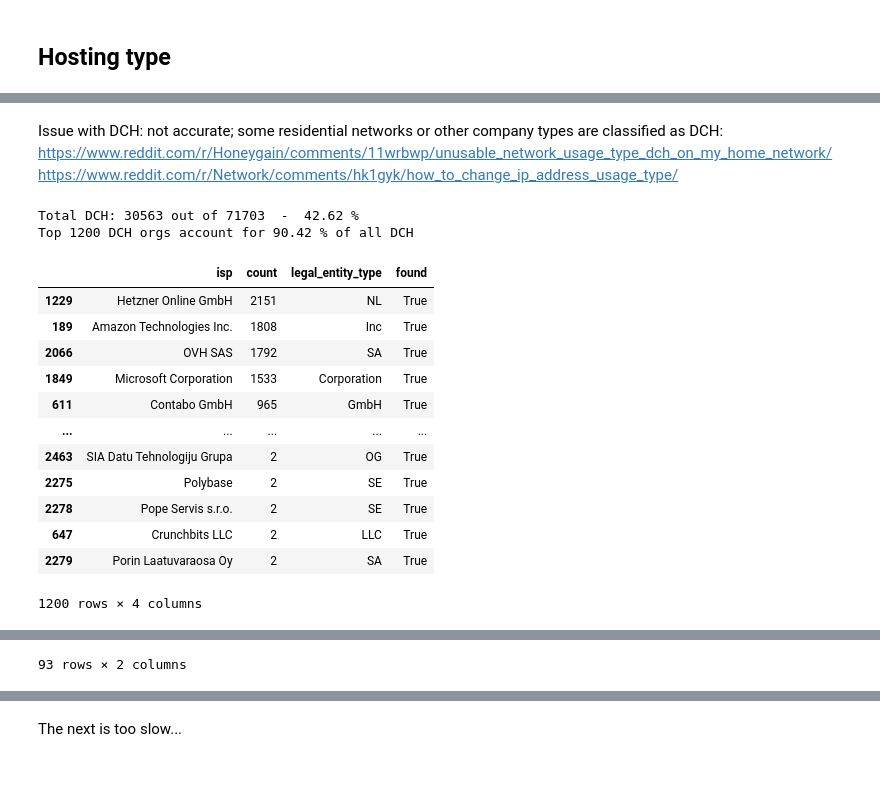
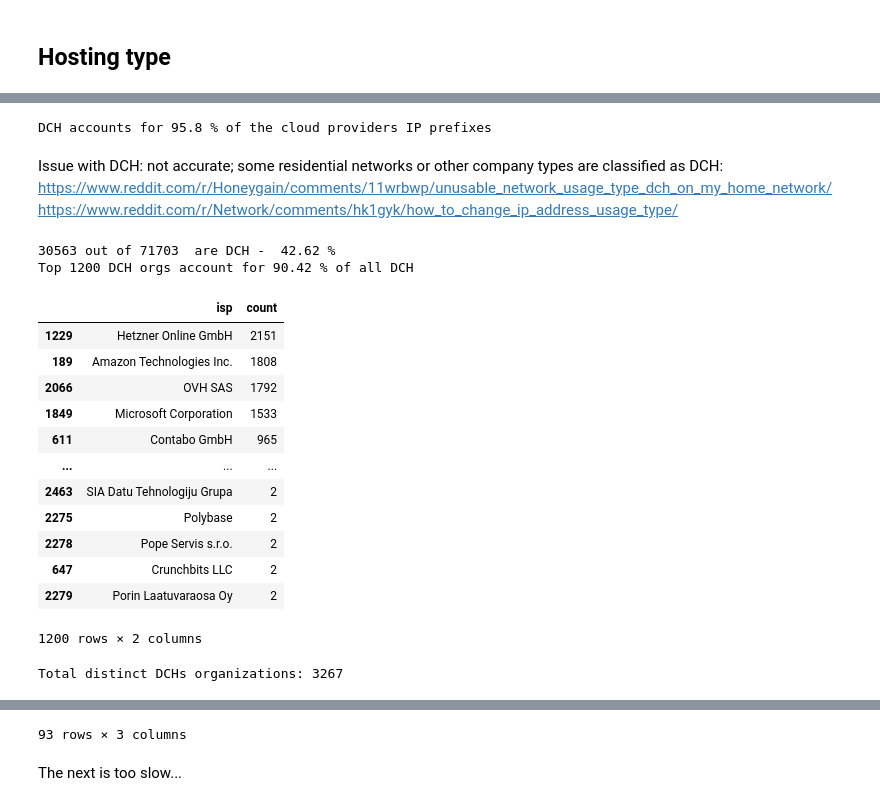
Before and after one commit to internettransparency/ldap-sequel, a Jupyter notebook: notebooks/analysis.ipynb, the cells around one changed output, grey strips where cells are left out. Drawn from its saved outputs; the diff is of its cells as text; code cells hidden in the pictures; blank space fills up the shorter version.

Commit message:
align snapshot and create ldap server type table

```diff
--- a/notebooks/analysis.ipynb
+++ b/notebooks/analysis.ipynb
@@ -621,7 +634,7 @@ def get_extensions(cert):
 def get_x509_fields(pem: str):
     try:
         cert = get_x509(pem)
-    except ValueError:
+    except (ValueError, TypeError):
         # the certificate contains bytes that cannot be interpreted. Probably invalid cert
         # https://github.com/pyca/cryptography/issues/6804
         print(pem)
@@ -2148,19 +2186,16 @@ goscanner_df.select("ipv4", "port", "date", "cert").coalesce(1).write.csv("../da
 # %% [markdown]
 ### Selecting a snapshot
 # %%
-print(chosen_snapshot)
-ts1, ts2 = chosen_snapshot
+snapshot_timestamps = [timestamps[0] for timestamps in SNAPSHOT_PORT_SCANDATE_MAP.values()]
 print(goscanner_df.count())
 goscanner_df = goscanner_df.filter(
-    (psf.col("date") == ts1)
-    | (psf.col("date") == ts2)
+    psf.col("date").isin(snapshot_timestamps)
 )
 print(goscanner_df.count())
 
 print(goscanner_certs_df.count())
 goscanner_certs_df = goscanner_certs_df.filter(
-    (psf.col("date") == ts1)
-    | (psf.col("date") == ts2)
+    psf.col("date").isin(snapshot_timestamps)
 )
 print(goscanner_certs_df.count())
 # %% [output]
@@ -4117,9 +4310,9 @@ def map_ip_to_prefix_name(pdf):
         return "Unknown"
 
 
-ips_pdf['network_name'] = ips_pdf.apply(lambda x: map_ip_to_prefix_name(x), axis=1)
-display(ips_pdf.groupby("network_name").size().reset_index(name="count").sort_values("count", ascending=False))
-found = len(ips_pdf[ips_pdf['network_name'] != "Unknown"])
+ips_pdf["cloud_provider"] = ips_pdf.apply(lambda x: map_ip_to_prefix_name(x), axis=1)
+display(ips_pdf.groupby("cloud_provider").size().reset_index(name="count").sort_values(by="count", ascending=False))
+found = len(ips_pdf[ips_pdf["cloud_provider"] != "Unknown"])
 total = len(ips_pdf)
 print(f"Found {found} out of {total} IPs in the cloud prefixes: {found/total*100:.2f}%")
 # %% [output]
@@ -4143,3 +4333,8 @@ IPinfo data - later;
+# %%
+tmp_pdf = ips_pdf[ips_pdf["cloud_provider"] != "Unknown"].groupby("usage_type").size().reset_index(name="count").sort_values(by="count", ascending=False)
+print("DCH accounts for", round(tmp_pdf[tmp_pdf["usage_type"] == "DCH"]["count"].values[0] / tmp_pdf["count"].sum() * 100, 2), "% of the cloud providers IP prefixes")
+# %% [output]
+DCH accounts for 95.8 % of the cloud providers IP prefixes
 # %% [markdown]
 Issue with DCH: not accurate; some residential networks or other company types are classified as DCH:
 https://www.reddit.com/r/Honeygain/comments/11wrbwp/unusable_network_usage_type_dch_on_my_home_network/
@@ -4156,62 +4363,54 @@ for l in legal_entity_pdf[legal_entity_pdf["Abbreviations Local language"].notnu
 # %%
 all_dch_pdf = ips_pdf[ips_pdf["usage_type"] == "DCH"].groupby("isp").size().reset_index(name="count").sort_values("count", ascending=False)
 all_dch = len(ips_pdf[ips_pdf["usage_type"] == "DCH"])
 total = len(ips_pdf)
-print("Total DCH:", all_dch, "out of", total, " - ", round(all_dch / total * 100, 2), "%")
+print(all_dch, "out of", total, " are DCH - ", round(all_dch / total * 100, 2), "%")
 # the top X account for 90% of the DCH
 top_x = 1200
 top_dch = all_dch_pdf.head(top_x).sum()["count"]
 print("Top", top_x, "DCH orgs account for", round(top_dch / all_dch * 100, 2), "% of all DCH")
-display(top_dch_pdf.head(top_x))
 top_dch_pdf = all_dch_pdf.head(top_x)
-top_dch_pdf.to_csv("output/top_dch.csv", index=False)
-
-def get_legal_entity(x):
-    isp = x["isp"]
-    for entity in legal_entity_list:
-        if entity.casefold() in isp.casefold():
-            x["legal_entity_type"] = entity
-            x["found"] = True
-            return x
-    x["legal_entity_type"] = isp
-    x["found"] = False
-    return x
+display(top_dch_pdf)
 
 
-top_dch_pdf = top_dch_pdf.apply(lambda x: get_legal_entity(x), axis=1)
-display(top_dch_pdf.groupby("legal_entity_type").size().reset_index(name="count").sort_values("count", ascending=False))
-top_dch_pdf.groupby("legal_entity_type").size().reset_index(name="count").sort_values("count", ascending=False).to_csv("output/top_dch_legal_entity.csv", index=False)
-display(top_dch_pdf.groupby("found").size().reset_index(name="count"))
+all_dch_pdf = all_dch_pdf.apply(lambda x: get_legal_entity(x), axis=1)
+print("Total distinct DCHs organizations:", len(all_dch_pdf))
+display(all_dch_pdf.groupby("found").size().reset_index(name="count"))
+pdf = all_dch_pdf.groupby("legal_entity_type").size().reset_index(name="count")
+display(pd.merge(legal_entity_pdf, pdf, left_on="Abbreviations Local language", right_on="legal_entity_type", how="inner")[["Entity Legal Form name Local name", "legal_entity_type", "count"]].sort_values("count", ascending=False).drop_duplicates(subset=["legal_entity_type"]))
+
+
 
 def unused(top_dch_pdf):
     top_dch_pdf = top_dch_pdf.sort_values("count", ascending=True)
     top_dch_pdf["cdf"] = top_dch_pdf["count"].cumsum() / top_dch_pdf["count"].sum()
     fig, ax1 = plt.subplots()
     top_dch_pdf.plot(x='count', y='cdf', ax=ax1, linewidth=2, color=sns.color_palette()[1], backend='matplotlib')
     ax1.legend().set_visible(False)
     ax1.set_title("CDF")
     ax1.set_xlabel("Count of DCH IPs per nr of organizations")
     ax1.set_ylabel("CDF")
     ax1.margins(x=0,y=0)
     #ax1.set_xscale("log")
     ax1.minorticks_on()
     ax1.grid(True, which="minor")
     ax1.grid(True, which="major")
     fig.tight_layout()
     fig.show()
 # %% [output]
-Total DCH: 30563 out of 71703  -  42.62 %
+30563 out of 71703  are DCH -  42.62 %
 Top 1200 DCH orgs account for 90.42 % of all DCH
-|  | isp | count | legal_entity_type | found |
-| 1229 | Hetzner Online GmbH | 2151 | NL | True |
-| 189 | Amazon Technologies Inc. | 1808 | Inc | True |
-| 2066 | OVH SAS | 1792 | SA | True |
-| 1849 | Microsoft Corporation | 1533 | Corporation | True |
-| 611 | Contabo GmbH | 965 | GmbH | True |
-| ... | ... | ... | ... | ... |
-| 2463 | SIA Datu Tehnologiju Grupa | 2 | OG | True |
-| 2275 | Polybase | 2 | SE | True |
-| 2278 | Pope Servis s.r.o. | 2 | SE | True |
-| 647 | Crunchbits LLC | 2 | LLC | True |
-| 2279 | Porin Laatuvaraosa Oy | 2 | SA | True |
+|  | isp | count |
+| 1229 | Hetzner Online GmbH | 2151 |
+| 189 | Amazon Technologies Inc. | 1808 |
+| 2066 | OVH SAS | 1792 |
+| 1849 | Microsoft Corporation | 1533 |
+| 611 | Contabo GmbH | 965 |
+| ... | ... | ... |
+| 2463 | SIA Datu Tehnologiju Grupa | 2 |
+| 2275 | Polybase | 2 |
+| 2278 | Pope Servis s.r.o. | 2 |
+| 647 | Crunchbits LLC | 2 |
+| 2279 | Porin Laatuvaraosa Oy | 2 |
-1200 rows × 4 columns
+1200 rows × 2 columns
+Total distinct DCHs organizations: 3267
@@ -4230 +4419,0 @@ Top 1200 DCH orgs account for 90.42 % of all DCH
-93 rows × 2 columns
@@ -4234,3 +4432,4 @@ Top 1200 DCH orgs account for 90.42 % of all DCH
+93 rows × 3 columns
 # %% [markdown]
 The next is too slow...
 # %%
```
Also changed, not shown: parts of 19 cells of this notebook, 1 other file.
